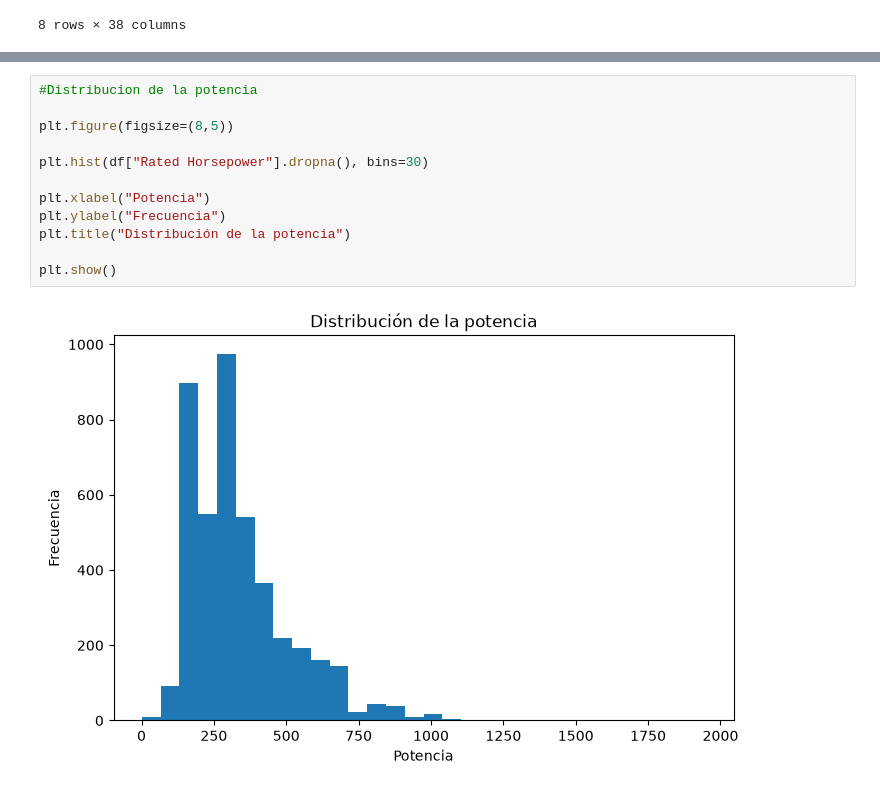
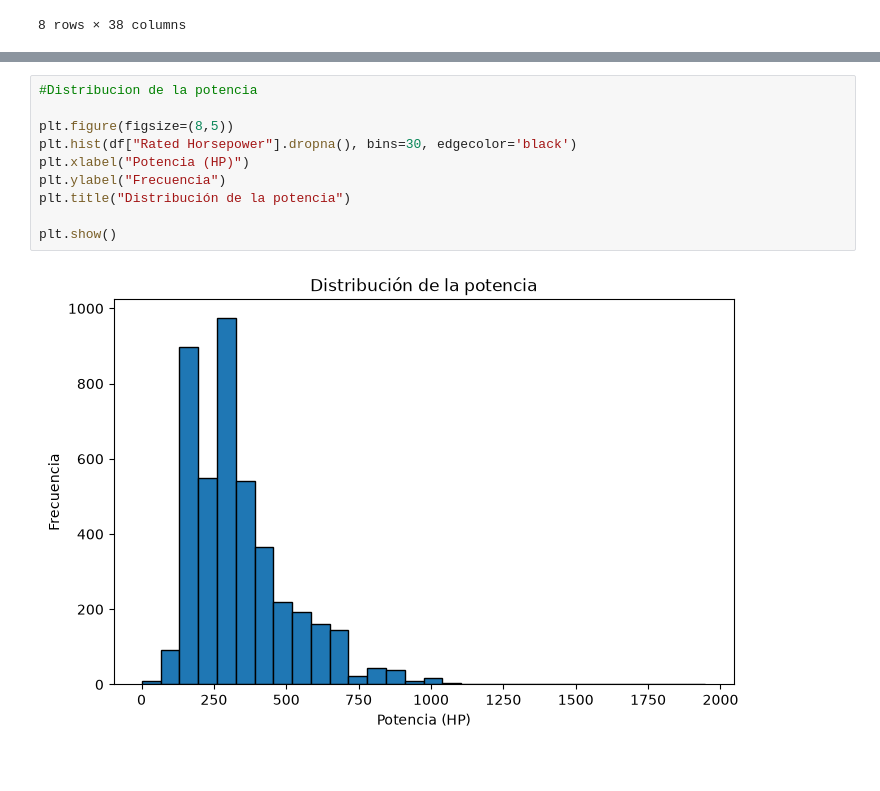
Before and after one commit to abiordorica13/TPEFUNDAMENTOS, a Jupyter notebook: Untitled-1.ipynb, the cells around one changed output, grey strips where cells are left out. Cells and saved outputs as stored; diff of their text form.

```diff
--- a/Untitled-1.ipynb
+++ b/Untitled-1.ipynb
@@ -126,15 +125,13 @@ plt.show()
 # %%
 #Distribucion de la potencia
 
 plt.figure(figsize=(8,5))
-
-plt.hist(df["Rated Horsepower"].dropna(), bins=30)
-
-plt.xlabel("Potencia")
+plt.hist(df["Rated Horsepower"].dropna(), bins=30, edgecolor='black')
+plt.xlabel("Potencia (HP)")
 plt.ylabel("Frecuencia")
 plt.title("Distribución de la potencia")
 
 plt.show()
 # %% [output]
-[figure, old version]
+[figure, new version]
 # %%
```
Also changed, not shown: parts of 13 cells of this notebook, 1 other file.
